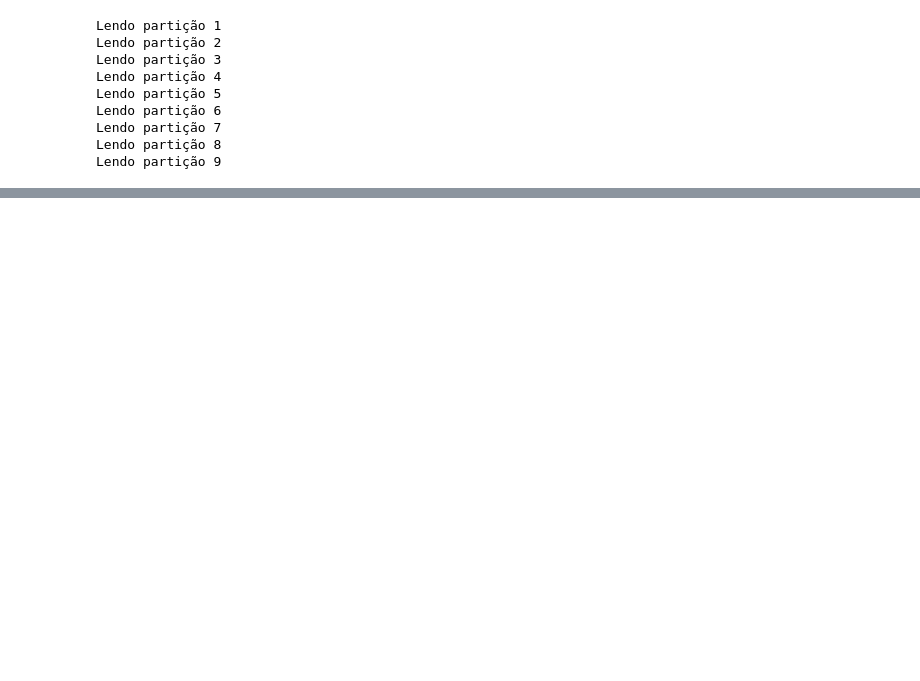
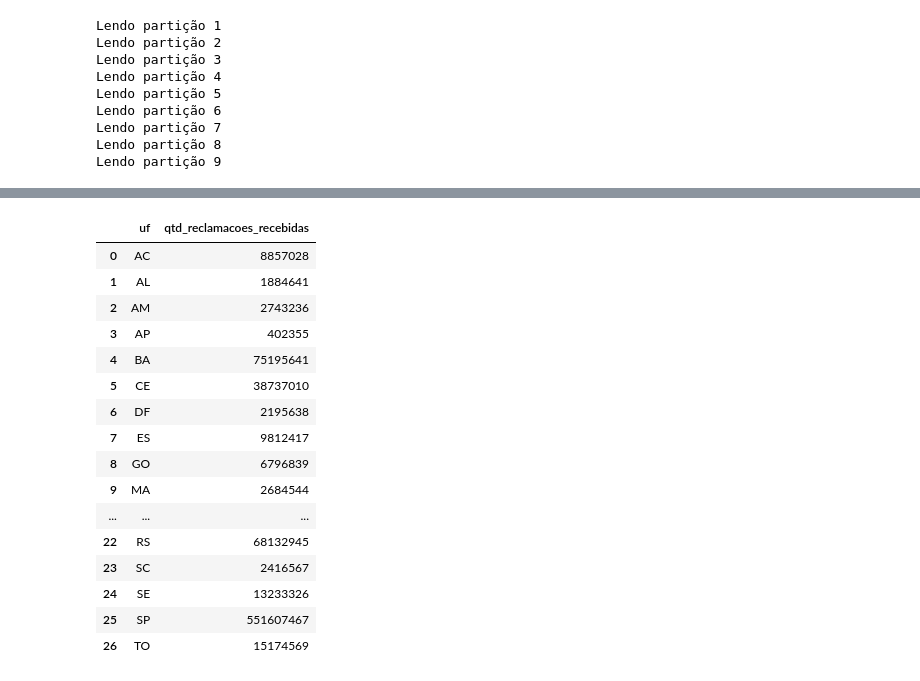
Before and after one commit to Arthur-Batista/ANEEL, a Jupyter notebook: teste.ipynb, the cells around one changed output, grey strips where cells are left out. Cells and saved outputs as stored; diff of their text form; code cells hidden in the pictures; blank space fills up the shorter version.

Commit message:
feat: inicialização do dashboard de reclamações registradas por distribuidoras de enrgia no Brasil

```diff
--- a/teste.ipynb
+++ b/teste.ipynb
@@ -13,6 +14,20 @@ for chunk in pd.read_csv(caminho, encoding='latin1', sep=';', chunksize=chunksiz
     lista.append(chunk)
 
 df_total = pd.concat(lista)
+df_total.columns = df_total.columns.str.lower()
+df_total.drop(columns = ['numouvprazomediosolucaoimproc', 'numsacprazomediosolucaoimproc'], inplace=True)
+novas_colunas = ['data_geracao_dados', 'data_registro', 'distribuidora', 'doc_fiscal_distribuidora', 'codigo_municipio', 'municipio', 'uf', 'regiao', 'classificacao_agente', 'codigo_reclamacao', 'canal_reclamacao', 'reclamacao', 'qtd_reclamacoes_recebidas', 'qtd_reclamacoes_improcedentes', 'qtd_reclamacoes_procedentes', 'prazo_solucao', 'canal_atendimento']
+df_total.columns = novas_colunas
+
+df_total['data_registro'] = pd.to_datetime(df_total['data_registro'], errors='coerce')
+df_total['ano'] = df_total['data_registro'].dt.year
+df_total['mes'] = df_total['data_registro'].dt.month
+conn = sqlite3.connect("data/aneel.db")
+df_total.to_sql("reclamacoes", conn, if_exists="replace", index=False)
+conn.close()
+df_estado = df_total.groupby('uf')['qtd_reclamacoes_recebidas'].sum().reset_index()
+df_mun = df_total.groupby('municipio')['qtd_reclamacoes_recebidas'].sum().nlargest(10).reset_index()
+df_canal = df_total['canal_reclamacao'].value_counts().reset_index()
 # %% [output]
 Lendo partição 1
 Lendo partição 2
@@ -72,0 +70,20 @@ memory usage: 5.9 GB
+# %%
+df_estado
+# %% [output]
+|  | uf | qtd_reclamacoes_recebidas |
+| 0 | AC | 8857028 |
+| 1 | AL | 1884641 |
+| 2 | AM | 2743236 |
+| 3 | AP | 402355 |
+| 4 | BA | 75195641 |
+| 5 | CE | 38737010 |
+| 6 | DF | 2195638 |
+| 7 | ES | 9812417 |
+| 8 | GO | 6796839 |
+| 9 | MA | 2684544 |
+| ... | ... | ... |
+| 22 | RS | 68132945 |
+| 23 | SC | 2416567 |
+| 24 | SE | 13233326 |
+| 25 | SP | 551607467 |
+| 26 | TO | 15174569 |
```
Also changed, not shown: parts of 8 cells of this notebook, 2 other files.
